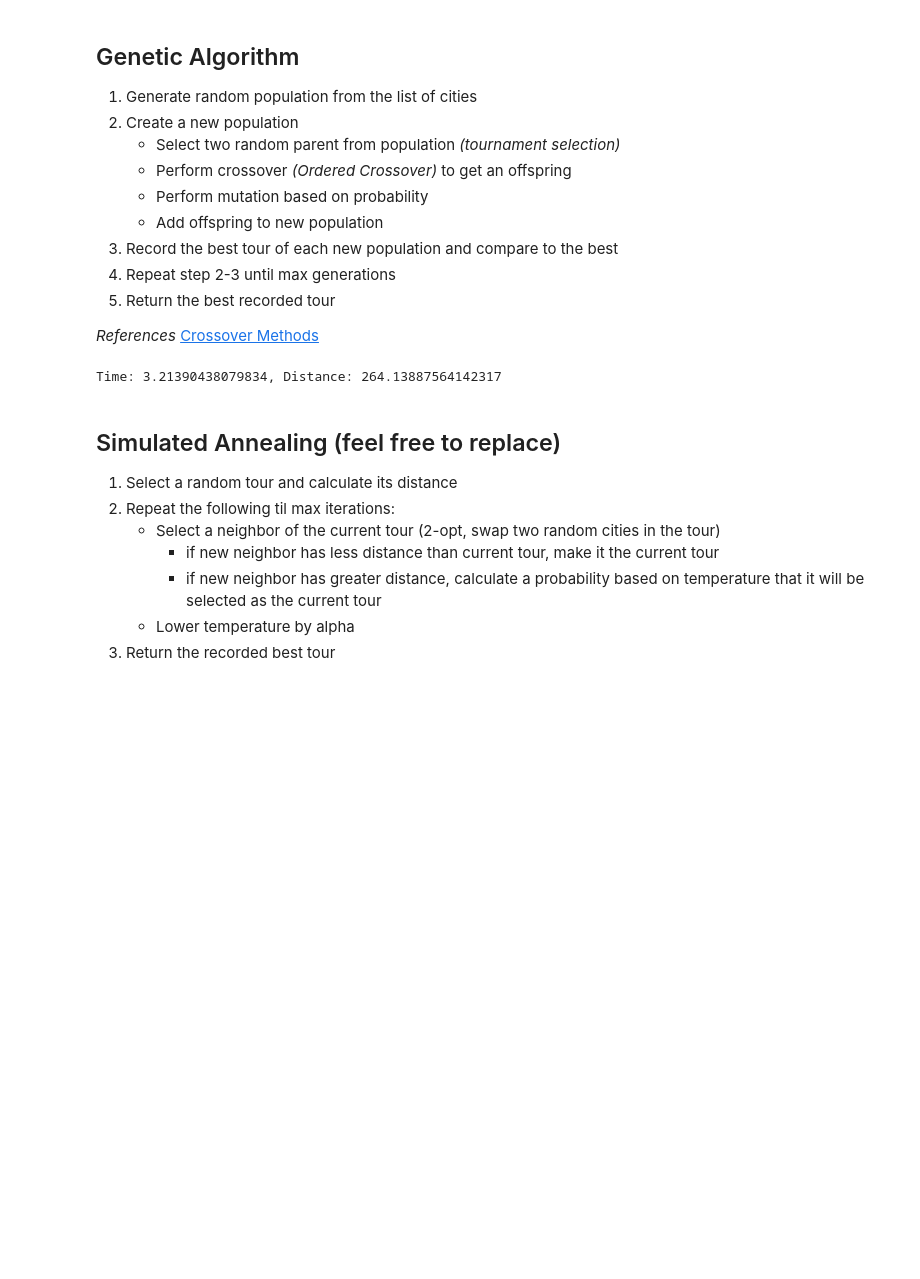
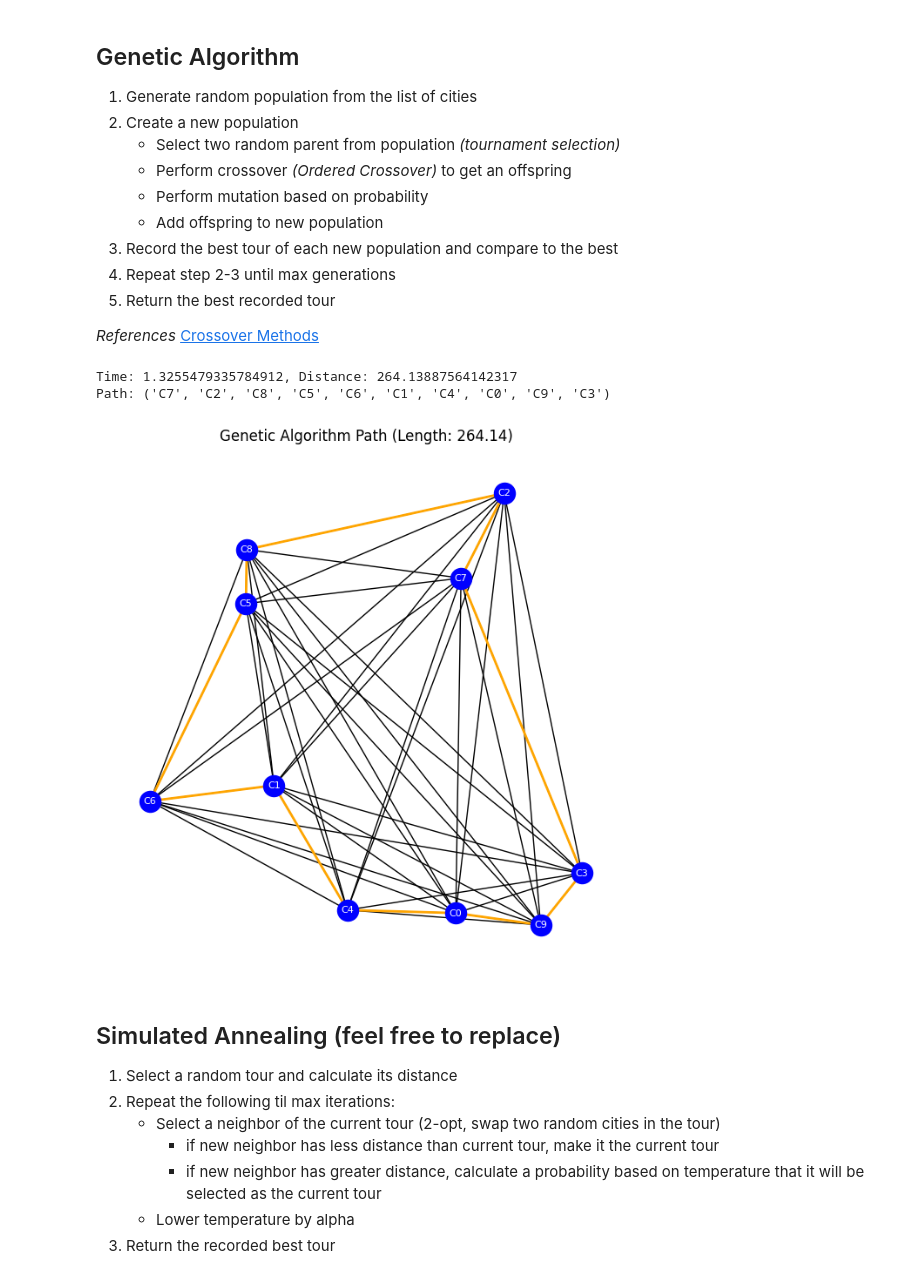
Before and after one commit to niceWizzard/GT_TSP_PS, a Jupyter notebook: problemset.ipynb, the cells around one changed output. Drawn from its saved outputs; the diff is of its cells as text; code cells hidden in the pictures; blank space fills up the shorter version.

```diff
--- a/problemset.ipynb
+++ b/problemset.ipynb
@@ -177,34 +190,55 @@ def genetic_alg(G: nx.Graph, pop_size: int, mutation_rate: float, generations: i
     pop_fitness = [fitness(x) for x in population]
     best_distance = float('Inf')
     best_tour: tuple = None
 
     for gen in range(generations):
         new_population: list[list] = []
         for _ in range(pop_size):
             p1, p2 = get_parents(population, pop_fitness)
             child = crossover(p1, p2)
             child = mutate(child)
             new_population.append(child)
         population = new_population
         pop_fitness = [fitness(x) for x in new_population]
 
         current_best_tour = min(list(zip(population, pop_fitness)), key=lambda r: r[1])[0]
         current_best_distance = get_length(current_best_tour)
         if current_best_distance < best_distance:
             best_distance = current_best_distance
             best_tour = current_best_tour
 
     return best_tour, best_distance
 
 POP_SIZE = 100
 GENERATIONS = 1000
 MUTATION_RATE = 0.01
 start = time.time()
 tour, ga_length = genetic_alg(G, POP_SIZE, MUTATION_RATE, GENERATIONS)
 ga_time = time.time() - start
 print(f"Time: {ga_time}, Distance: {ga_length}")
+
+# Add the final return to start node for visualization
+ga_path = list(tour) + [tour[0]]
+
+# Output and Visual
+print(f"Path: {tour}")
+
+# Visualize the Genetic Algorithm result
+plt.figure(figsize=(6, 6))
+nx.draw(G, pos, with_labels=True, node_size=300, font_color='white', font_size=8, node_color='blue')
+
+# Draw the best GA path
+ga_edges = [(ga_path[i], ga_path[i+1]) for i in range(len(ga_path) - 1)]
+nx.draw_networkx_edges(G, pos, edgelist=ga_edges, edge_color='orange', width=2)
+
+# Title
+plt.title(f"Genetic Algorithm Path (Length: {ga_length:.2f})")
+plt.axis('off')
+plt.show()
 # %% [output]
-Time: 3.21390438079834, Distance: 264.13887564142317
+Time: 1.3255479335784912, Distance: 264.13887564142317
+Path: ('C7', 'C2', 'C8', 'C5', 'C6', 'C1', 'C4', 'C0', 'C9', 'C3')
+[figure, added]
 # %% [markdown]
 ## Simulated Annealing (feel free to replace)
 
```
Also changed, not shown: parts of 5 cells of this notebook.
